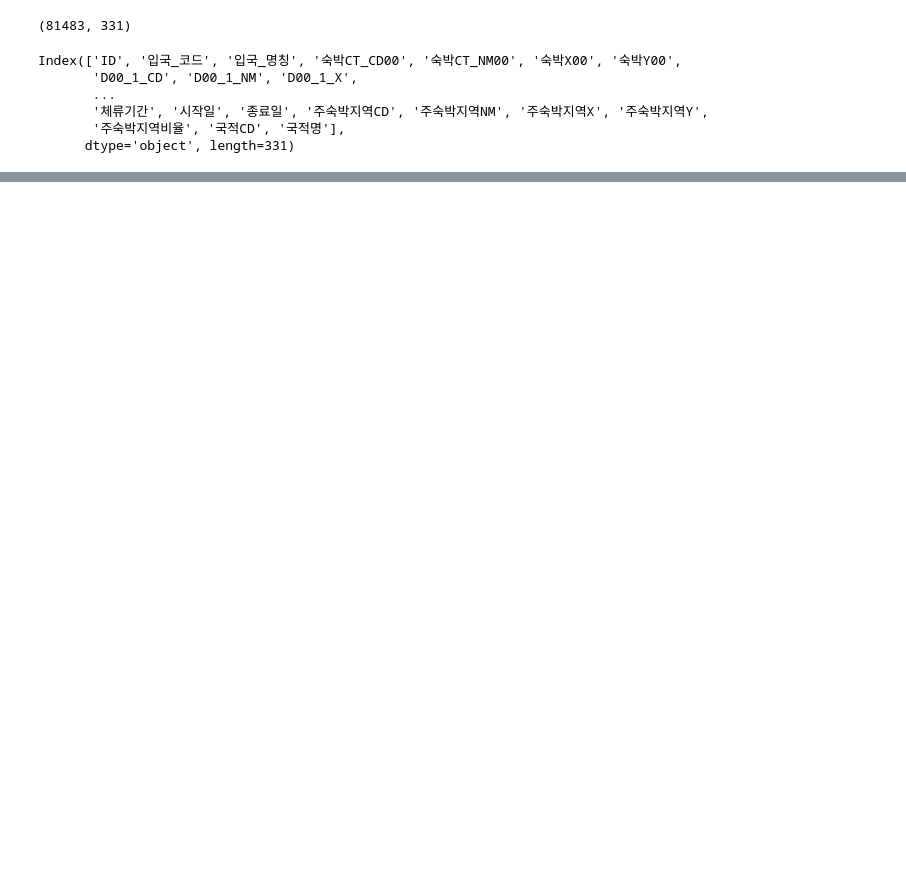
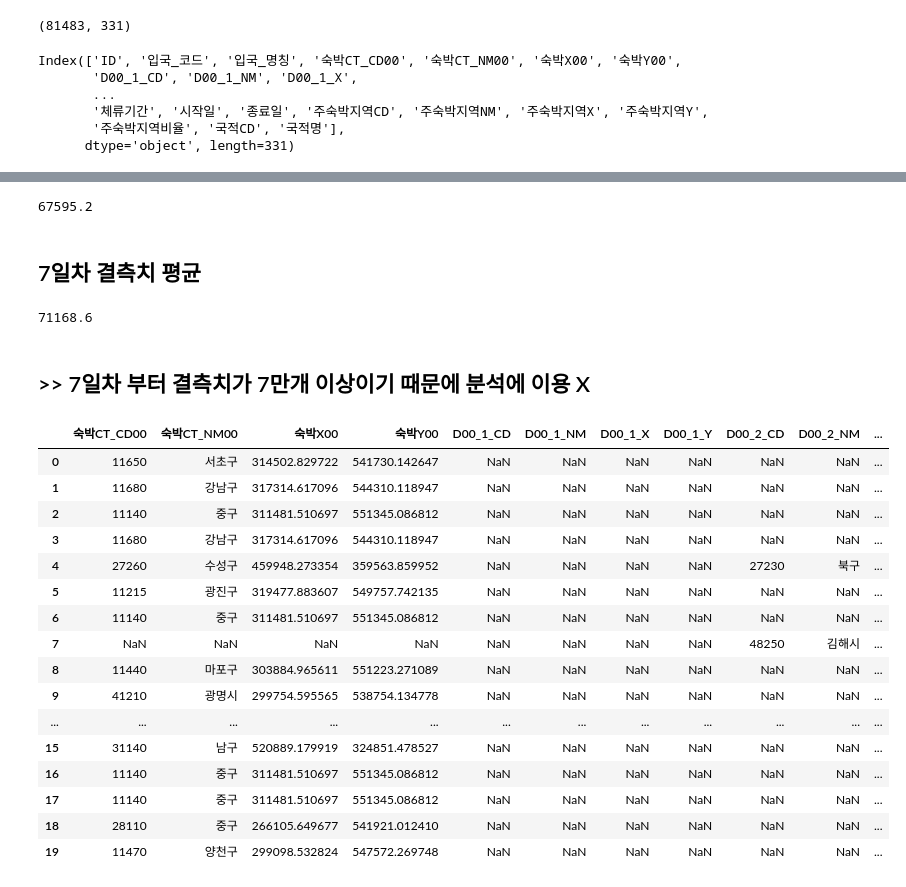
Before and after one commit to Star-iss/Clustering_Coordinate_Data, a Jupyter notebook: Moving_Data.ipynb, the cells around one changed output, grey strips where cells are left out. Cells and saved outputs as stored; diff of their text form; code cells hidden in the pictures; blank space fills up the shorter version.

```diff
--- a/Moving_Data.ipynb
+++ b/Moving_Data.ipynb
@@ -231,0 +146,12 @@ sas_data_mart24.head(20)
+# %%
+sas_data_personal_m_missing.iloc[100:120,0].mean()
+# %% [output]
+67595.2
+# %% [markdown]
+## 7일차 결측치 평균
+# %%
+sas_data_personal_m_missing.iloc[120:140,0].mean()
+# %% [output]
+71168.6
+# %% [markdown]
+## >> 7일차 부터 결측치가 7만개 이상이기 때문에 분석에 이용 X
@@ -231,0 +160,21 @@ sas_data_mart24.head(20)
+# %%
+new_sas_data_personal_m = sas_data_personal_m.iloc[:,0:120]
+new_sas_data_personal_m.head(20)
+# %% [output]
+|  | 숙박CT_CD00 | 숙박CT_NM00 | 숙박X00 | 숙박Y00 | D00_1_CD | D00_1_NM | D00_1_X | D00_1_Y | D00_2_CD | D00_2_NM | ... |
+| 0 | 11650 | 서초구 | 314502.829722 | 541730.142647 | NaN | NaN | NaN | NaN | NaN | NaN | ... |
+| 1 | 11680 | 강남구 | 317314.617096 | 544310.118947 | NaN | NaN | NaN | NaN | NaN | NaN | ... |
+| 2 | 11140 | 중구 | 311481.510697 | 551345.086812 | NaN | NaN | NaN | NaN | NaN | NaN | ... |
+| 3 | 11680 | 강남구 | 317314.617096 | 544310.118947 | NaN | NaN | NaN | NaN | NaN | NaN | ... |
+| 4 | 27260 | 수성구 | 459948.273354 | 359563.859952 | NaN | NaN | NaN | NaN | 27230 | 북구 | ... |
+| 5 | 11215 | 광진구 | 319477.883607 | 549757.742135 | NaN | NaN | NaN | NaN | NaN | NaN | ... |
+| 6 | 11140 | 중구 | 311481.510697 | 551345.086812 | NaN | NaN | NaN | NaN | NaN | NaN | ... |
+| 7 | NaN | NaN | NaN | NaN | NaN | NaN | NaN | NaN | 48250 | 김해시 | ... |
+| 8 | 11440 | 마포구 | 303884.965611 | 551223.271089 | NaN | NaN | NaN | NaN | NaN | NaN | ... |
+| 9 | 41210 | 광명시 | 299754.595565 | 538754.134778 | NaN | NaN | NaN | NaN | NaN | NaN | ... |
+| ... | ... | ... | ... | ... | ... | ... | ... | ... | ... | ... | ... |
+| 15 | 31140 | 남구 | 520889.179919 | 324851.478527 | NaN | NaN | NaN | NaN | NaN | NaN | ... |
+| 16 | 11140 | 중구 | 311481.510697 | 551345.086812 | NaN | NaN | NaN | NaN | NaN | NaN | ... |
+| 17 | 11140 | 중구 | 311481.510697 | 551345.086812 | NaN | NaN | NaN | NaN | NaN | NaN | ... |
+| 18 | 28110 | 중구 | 266105.649677 | 541921.012410 | NaN | NaN | NaN | NaN | NaN | NaN | ... |
+| 19 | 11470 | 양천구 | 299098.532824 | 547572.269748 | NaN | NaN | NaN | NaN | NaN | NaN | ... |
```
Also changed, not shown: parts of 27 cells of this notebook.
